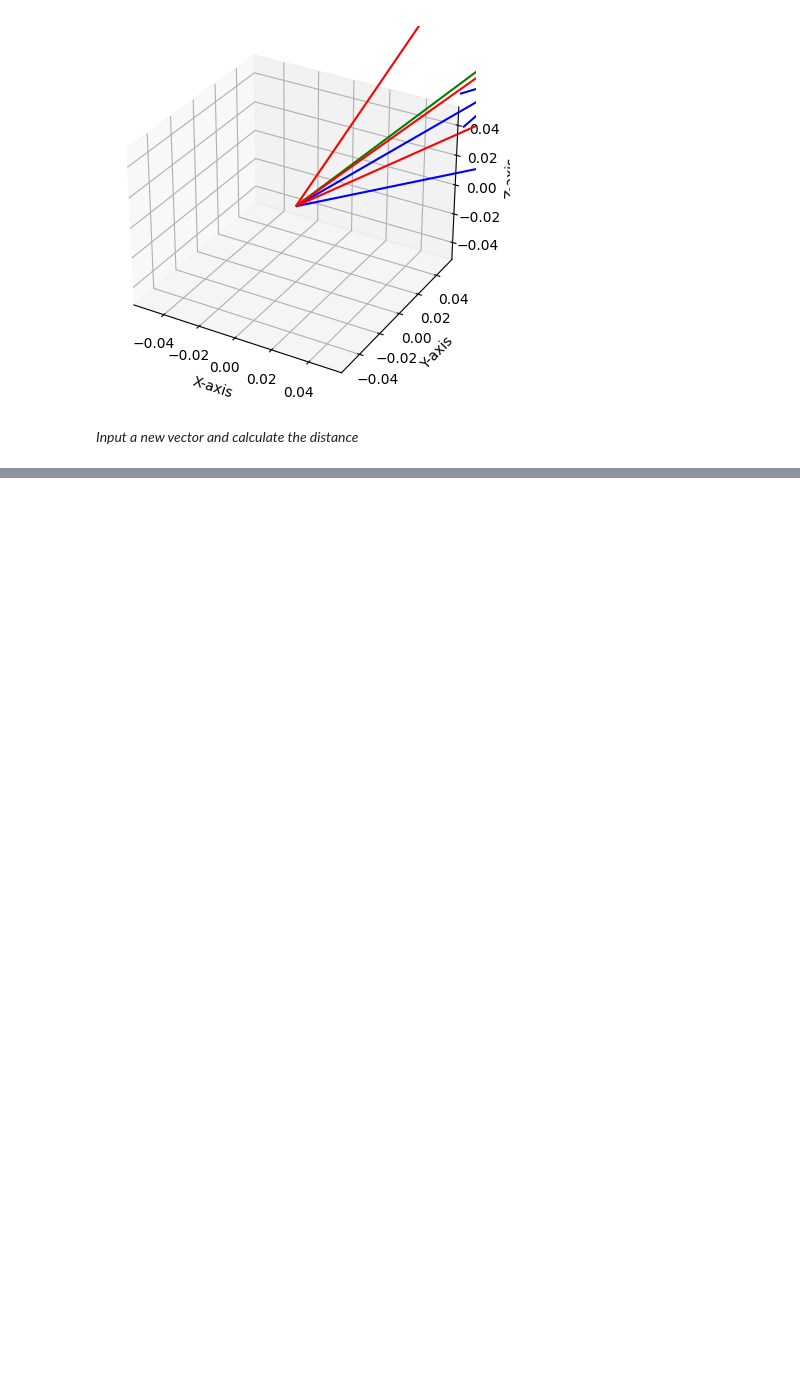
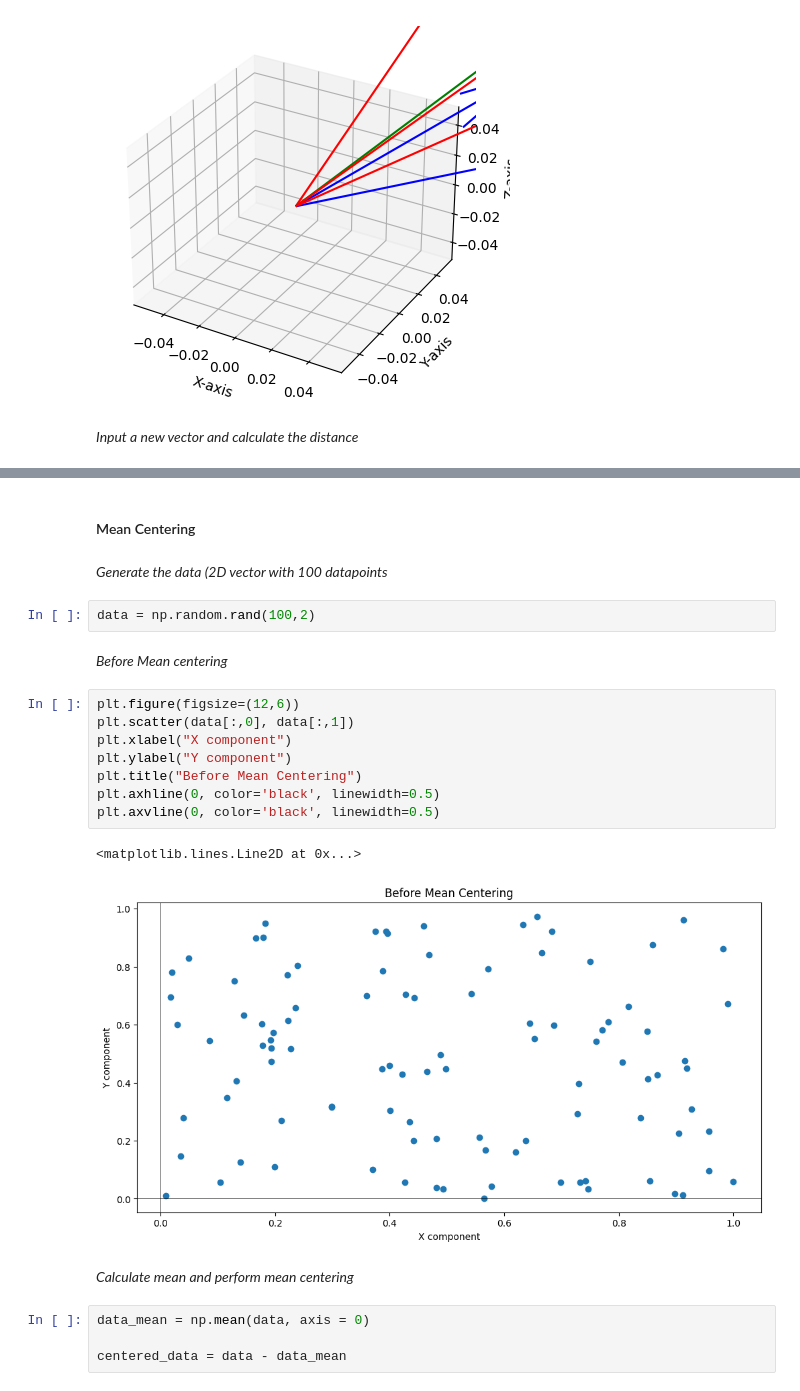
Before and after one commit to Nitya019/DSMP, a Jupyter notebook: Linear_Algebra/vectors.ipynb, the cells around one changed output, grey strips where cells are left out. Saved outputs shown, nothing was run; the diff lists cells and outputs as text; blank space fills up the shorter version.

Commit message:
mean centering

```diff
--- a/Linear_Algebra/vectors.ipynb
+++ b/Linear_Algebra/vectors.ipynb
@@ -69,0 +67,25 @@ The class of the nearest neighbor is: 1
+# %% [markdown]
+#### Mean Centering
+# %% [markdown]
+*Generate the data (2D vector with 100 datapoints*
+# %%
+data = np.random.rand(100,2)
+# %% [markdown]
+*Before Mean centering*
+# %%
+plt.figure(figsize=(12,6))
+plt.scatter(data[:,0], data[:,1])
+plt.xlabel("X component")
+plt.ylabel("Y component")
+plt.title("Before Mean Centering")
+plt.axhline(0, color='black', linewidth=0.5)
+plt.axvline(0, color='black', linewidth=0.5)
+# %% [output]
+<matplotlib.lines.Line2D at 0x...>
+[figure, added]
+# %% [markdown]
+*Calculate mean and perform mean centering*
+# %%
+data_mean = np.mean(data, axis = 0)
+
+centered_data = data - data_mean
```
Also changed, not shown: parts of 3 cells of this notebook.
